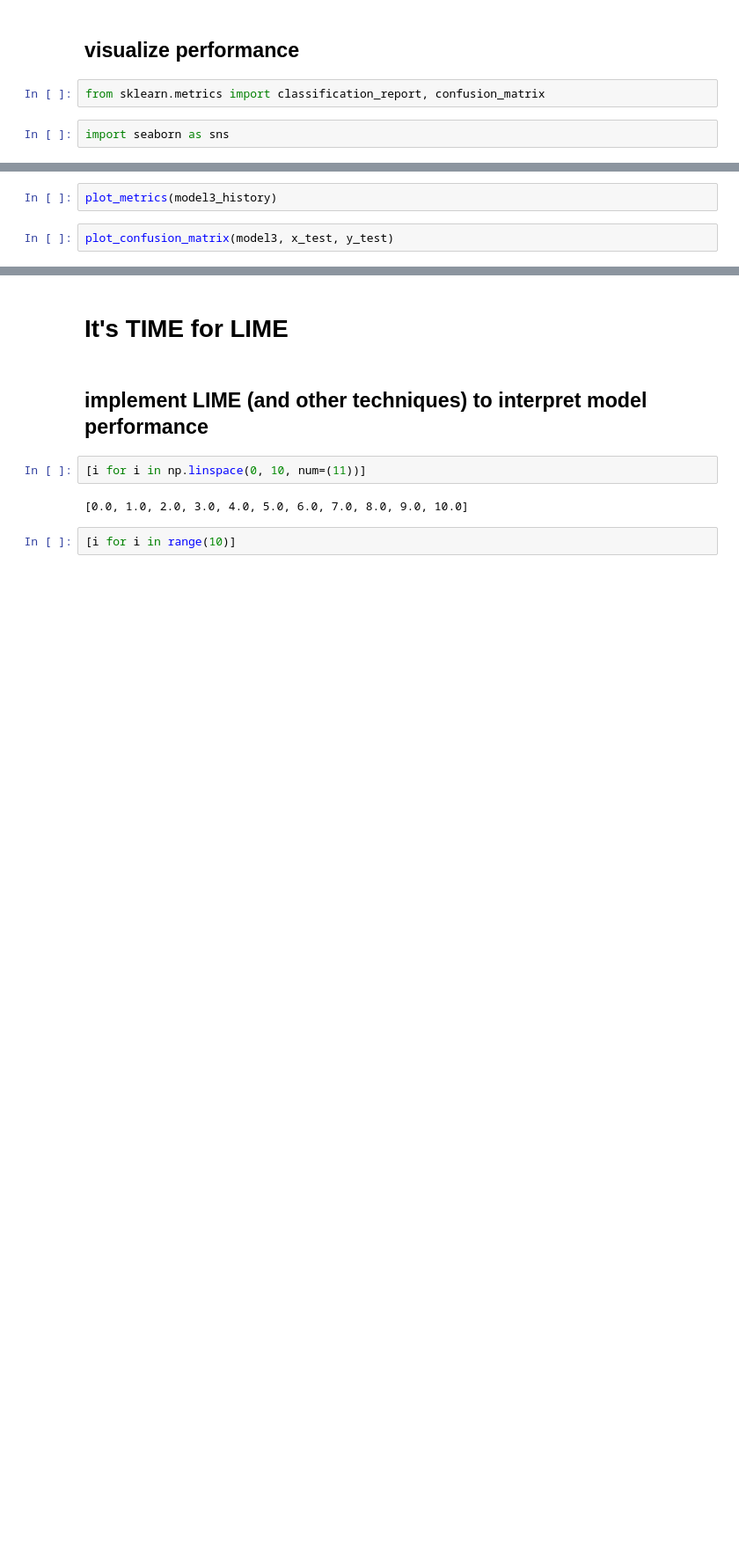
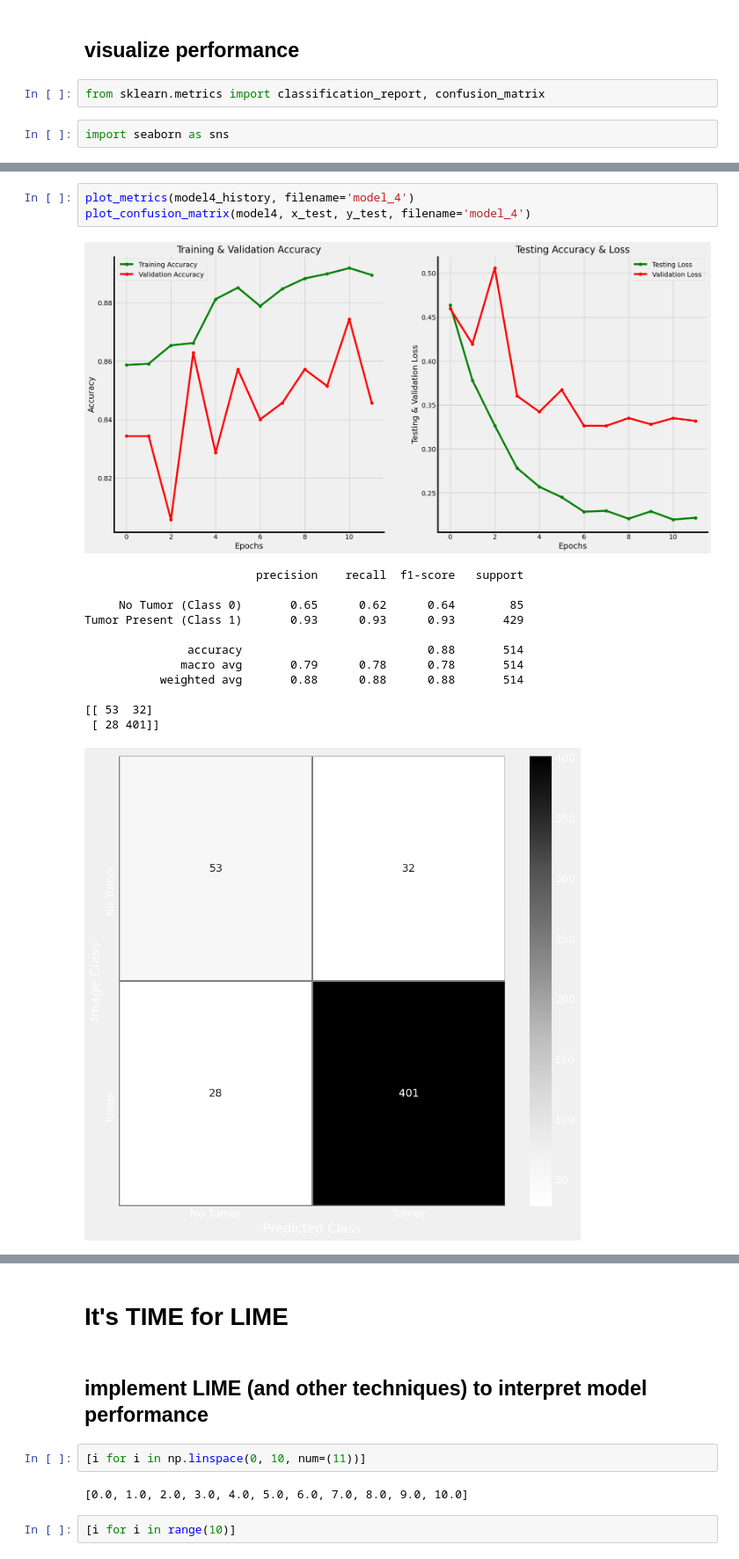
Before and after one commit to samjdedes/MRI_brain_scan_tumor_detection, a Jupyter notebook: notebooks/exploratory/EDA.ipynb, the cells around one changed output, grey strips where cells are left out. Shown at 88% size. Saved outputs shown, nothing was run; the diff lists cells and outputs as text; blank space fills up the shorter version.

```diff
--- a/notebooks/exploratory/EDA.ipynb
+++ b/notebooks/exploratory/EDA.ipynb
@@ -997,4 +1110,17 @@ plot_confusion_matrix(ssm, x_test, y_test, filename='2nd_Model')
-# %%
-plot_metrics(model3_history)
-# %%
-plot_confusion_matrix(model3, x_test, y_test)
+# %%
+plot_metrics(model4_history, filename='model_4')
+plot_confusion_matrix(model4, x_test, y_test, filename='model_4')
+# %% [output]
+[figure, added]
+                         precision    recall  f1-score   support
+
+     No Tumor (Class 0)       0.65      0.62      0.64        85
+Tumor Present (Class 1)       0.93      0.93      0.93       429
+
+               accuracy                           0.88       514
+              macro avg       0.79      0.78      0.78       514
+           weighted avg       0.88      0.88      0.88       514
+
+[[ 53  32]
+ [ 28 401]]
+[figure, added]
```
Also changed, not shown: parts of 30 cells of this notebook, 24 other files.
